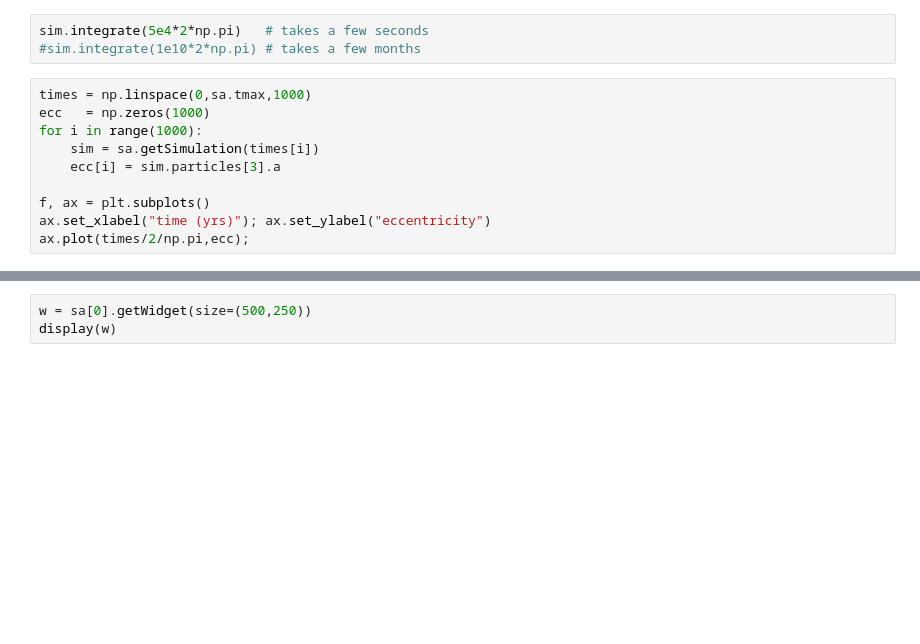
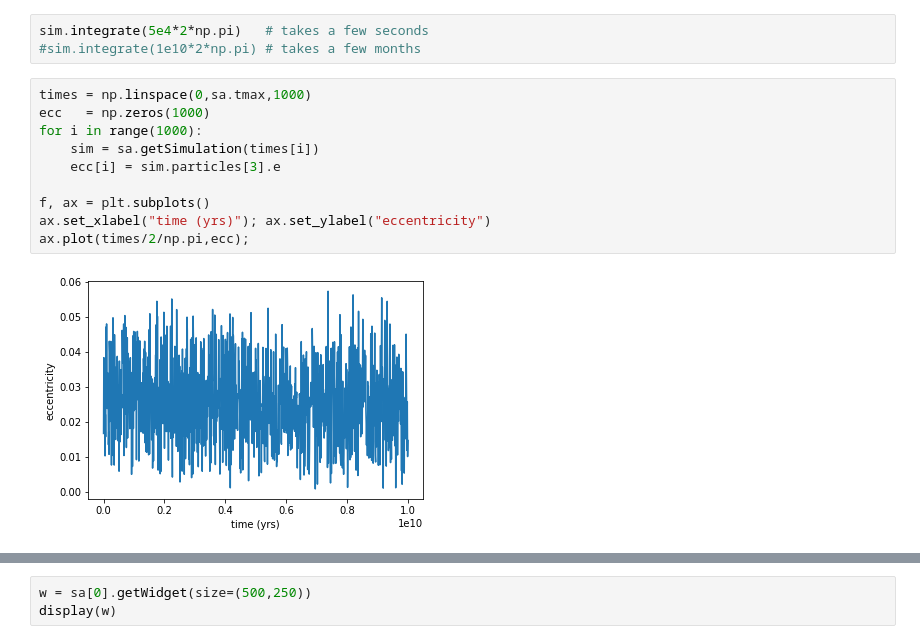
Before and after one commit to hannorein/AspenTalk2017, a Jupyter notebook: talk.ipynb, the cells around one changed output, grey strips where cells are left out. Saved outputs shown, nothing was run; the diff lists cells and outputs as text; blank space fills up the shorter version.

```diff
--- a/talk.ipynb
+++ b/talk.ipynb
@@ -91,13 +94,15 @@ sim.integrate(5e4*2*np.pi)   # takes a few seconds
 # %%
 times = np.linspace(0,sa.tmax,1000)
 ecc   = np.zeros(1000)
 for i in range(1000):
     sim = sa.getSimulation(times[i])
-    ecc[i] = sim.particles[3].a
+    ecc[i] = sim.particles[3].e
 
 f, ax = plt.subplots()
 ax.set_xlabel("time (yrs)"); ax.set_ylabel("eccentricity")
 ax.plot(times/2/np.pi,ecc);
+# %% [output]
+[figure, added]
 # %%
 energy = np.zeros(1000)
 for i in range(1000):
```
Also changed, not shown: parts of 3 cells of this notebook.
